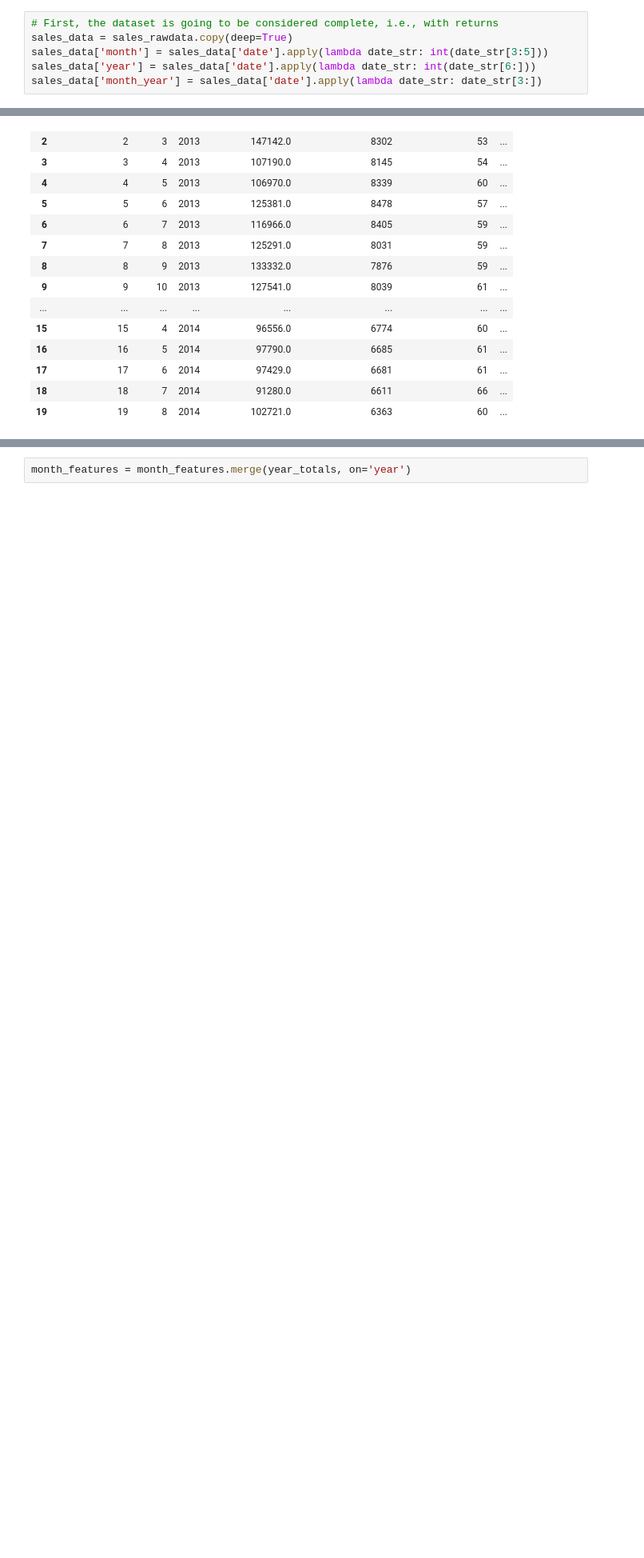
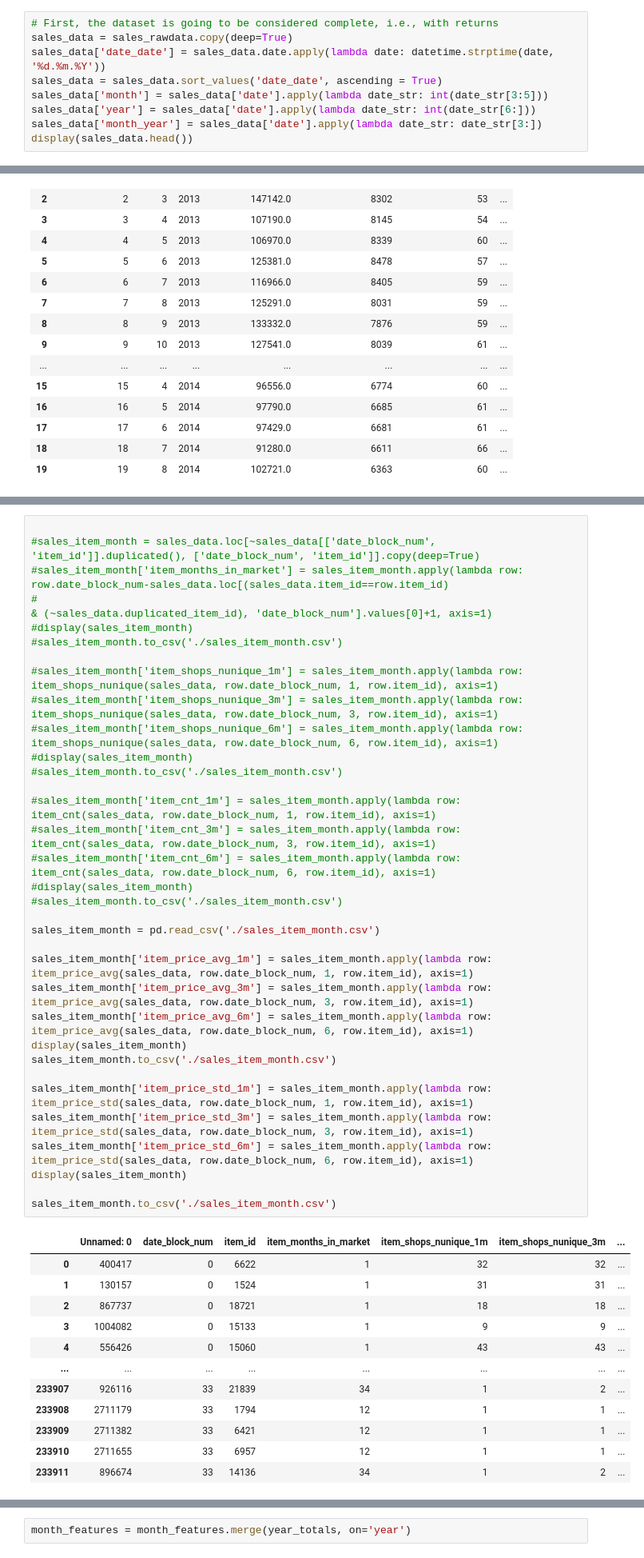
Before and after one commit to arcarrion/hsespecialization_course02, a Jupyter notebook: 02_eda.ipynb, the cells around one changed output, grey strips where cells are left out. Shown at 80% size. Saved outputs shown, nothing was run; the diff lists cells and outputs as text; blank space fills up the shorter version.

Commit message:
Finish getting sales_item_month

```diff
--- a/02_eda.ipynb
+++ b/02_eda.ipynb
@@ -559,6 +560,9 @@ display(sales_rawdata.head())
 # %%
 # First, the dataset is going to be considered complete, i.e., with returns
 sales_data = sales_rawdata.copy(deep=True)
+sales_data['date_date'] = sales_data.date.apply(lambda date: datetime.strptime(date, '%d.%m.%Y'))
+sales_data = sales_data.sort_values('date_date', ascending = True)
 sales_data['month'] = sales_data['date'].apply(lambda date_str: int(date_str[3:5]))
 sales_data['year'] = sales_data['date'].apply(lambda date_str: int(date_str[6:]))
 sales_data['month_year'] = sales_data['date'].apply(lambda date_str: date_str[3:])
+display(sales_data.head())
@@ -1003,0 +969,47 @@ dtype: int64
+# %%
+
+#sales_item_month = sales_data.loc[~sales_data[['date_block_num', 'item_id']].duplicated(), ['date_block_num', 'item_id']].copy(deep=True)
+#sales_item_month['item_months_in_market'] = sales_item_month.apply(lambda row: row.date_block_num-sales_data.loc[(sales_data.item_id==row.item_id)
+#                                                                                                      & (~sales_data.duplicated_item_id), 'date_block_num'].values[0]+1, axis=1)
+#display(sales_item_month)
+#sales_item_month.to_csv('./sales_item_month.csv')
+
+#sales_item_month['item_shops_nunique_1m'] = sales_item_month.apply(lambda row: item_shops_nunique(sales_data, row.date_block_num, 1, row.item_id), axis=1)
+#sales_item_month['item_shops_nunique_3m'] = sales_item_month.apply(lambda row: item_shops_nunique(sales_data, row.date_block_num, 3, row.item_id), axis=1)
+#sales_item_month['item_shops_nunique_6m'] = sales_item_month.apply(lambda row: item_shops_nunique(sales_data, row.date_block_num, 6, row.item_id), axis=1)
+#display(sales_item_month)
+#sales_item_month.to_csv('./sales_item_month.csv')
+
+#sales_item_month['item_cnt_1m'] = sales_item_month.apply(lambda row: item_cnt(sales_data, row.date_block_num, 1, row.item_id), axis=1)
+#sales_item_month['item_cnt_3m'] = sales_item_month.apply(lambda row: item_cnt(sales_data, row.date_block_num, 3, row.item_id), axis=1)
+#sales_item_month['item_cnt_6m'] = sales_item_month.apply(lambda row: item_cnt(sales_data, row.date_block_num, 6, row.item_id), axis=1)
+#display(sales_item_month)
+#sales_item_month.to_csv('./sales_item_month.csv')
+
+sales_item_month = pd.read_csv('./sales_item_month.csv')
+
+sales_item_month['item_price_avg_1m'] = sales_item_month.apply(lambda row: item_price_avg(sales_data, row.date_block_num, 1, row.item_id), axis=1)
+sales_item_month['item_price_avg_3m'] = sales_item_month.apply(lambda row: item_price_avg(sales_data, row.date_block_num, 3, row.item_id), axis=1)
+sales_item_month['item_price_avg_6m'] = sales_item_month.apply(lambda row: item_price_avg(sales_data, row.date_block_num, 6, row.item_id), axis=1)
+display(sales_item_month)
+sales_item_month.to_csv('./sales_item_month.csv')
+
+sales_item_month['item_price_std_1m'] = sales_item_month.apply(lambda row: item_price_std(sales_data, row.date_block_num, 1, row.item_id), axis=1)
+sales_item_month['item_price_std_3m'] = sales_item_month.apply(lambda row: item_price_std(sales_data, row.date_block_num, 3, row.item_id), axis=1)
+sales_item_month['item_price_std_6m'] = sales_item_month.apply(lambda row: item_price_std(sales_data, row.date_block_num, 6, row.item_id), axis=1)
+display(sales_item_month)
+
+sales_item_month.to_csv('./sales_item_month.csv')
+# %% [output]
+|  | Unnamed: 0 | date_block_num | item_id | item_months_in_market | item_shops_nunique_1m | item_shops_nunique_3m | ... |
+| 0 | 400417 | 0 | 6622 | 1 | 32 | 32 | ... |
+| 1 | 130157 | 0 | 1524 | 1 | 31 | 31 | ... |
+| 2 | 867737 | 0 | 18721 | 1 | 18 | 18 | ... |
+| 3 | 1004082 | 0 | 15133 | 1 | 9 | 9 | ... |
+| 4 | 556426 | 0 | 15060 | 1 | 43 | 43 | ... |
+| ... | ... | ... | ... | ... | ... | ... | ... |
+| 233907 | 926116 | 33 | 21839 | 34 | 1 | 2 | ... |
+| 233908 | 2711179 | 33 | 1794 | 12 | 1 | 1 | ... |
+| 233909 | 2711382 | 33 | 6421 | 12 | 1 | 1 | ... |
+| 233910 | 2711655 | 33 | 6957 | 12 | 1 | 1 | ... |
+| 233911 | 896674 | 33 | 14136 | 34 | 1 | 2 | ... |
```
Also changed, not shown: parts of 11 cells of this notebook.
